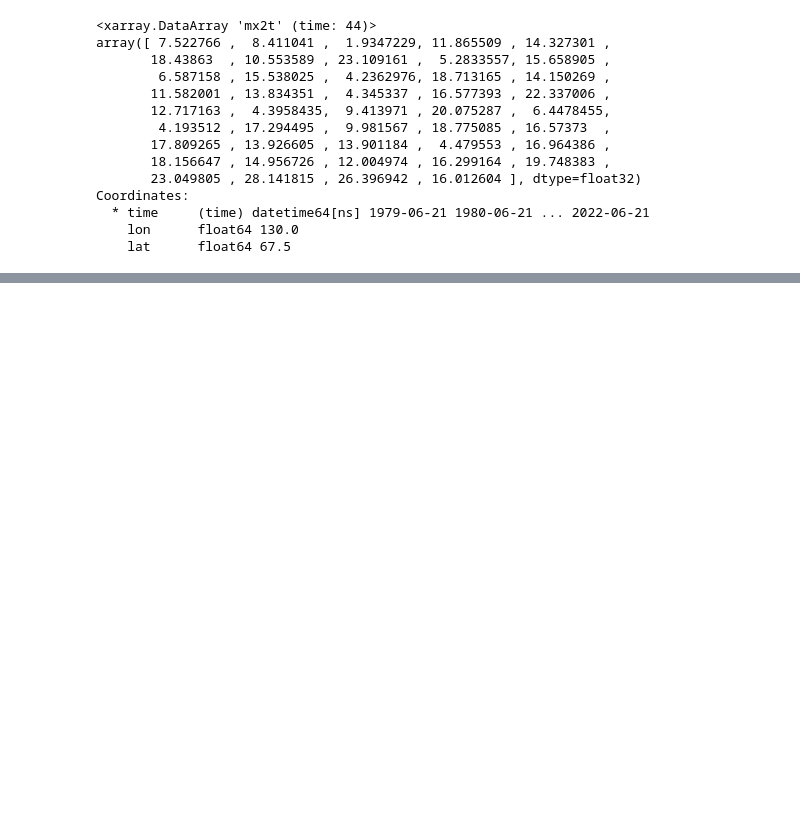
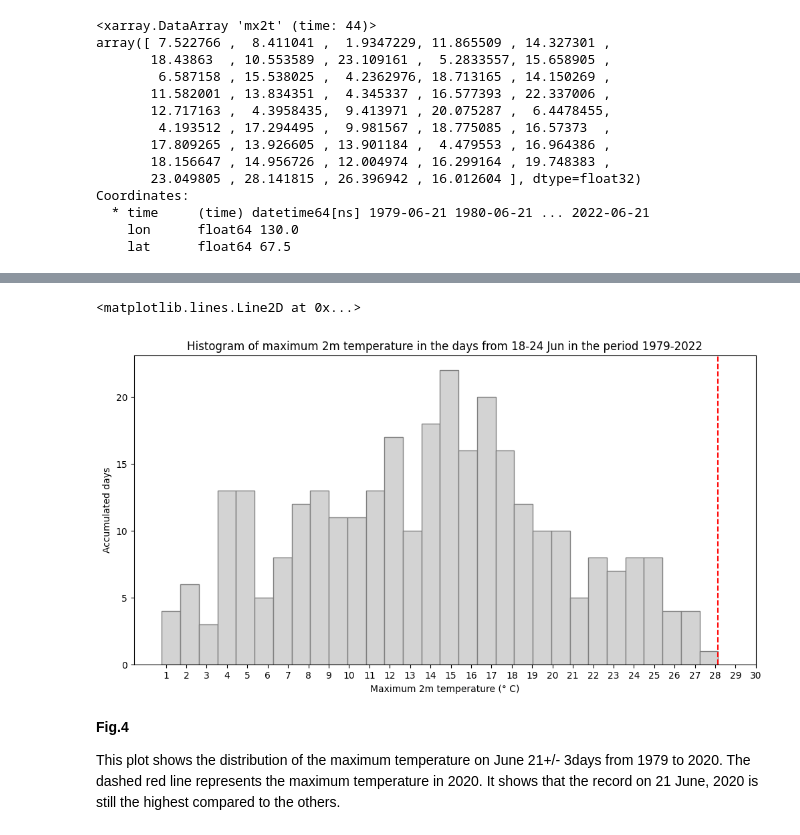
Before and after one commit to xinhe-zhang/heatwave, a Jupyter notebook: HW1.ipynb, the cells around one changed output, grey strips where cells are left out. Saved outputs shown, nothing was run; the diff lists cells and outputs as text; code cells hidden in the pictures; blank space fills up the shorter version.

```diff
--- a/HW1.ipynb
+++ b/HW1.ipynb
@@ -287,0 +291,4 @@ This plot shows the distribution of the maximum temperature on June 21 from 1979
+# %%
+years = np.arange(44) #2022-1979=43 years
+days_in_jun = np.arange(17,24)
+index = np.zeros(308) #44*7
@@ -287,0 +298,6 @@ This plot shows the distribution of the maximum temperature on June 21 from 1979
+# %%
+#calculate the index that marks those days
+for i in years:
+    index[i*7:(i*7)+7] = days_in_jun + (i*30)
+index = index.astype(int)
+print(index)
@@ -287,0 +322,4 @@ This plot shows the distribution of the maximum temperature on June 21 from 1979
+# %%
+#extract the data from those days
+x_7days = mx2t.values[index]
+print(x_7days)
@@ -287,0 +344,15 @@ This plot shows the distribution of the maximum temperature on June 21 from 1979
+# %%
+fig, ax = plt.subplots(1, 1, figsize = (12, 6))
+ax.hist(x_7days, bins = 30, color='lightgrey', ec='grey')
+ax.set_title('Histogram of maximum 2m temperature in the days from 18-24 Jun in the period 1979-2022')
+ax.set_xticks(np.arange(1,31,1))
+ax.set_ylabel('Accumulated days')
+ax.set_xlabel('Maximum 2m temperature (° C)')
+plt.axvline(x = x_2020_max.max(), color = 'red', label = 'axvline - full height', linestyle='--')
+# %% [output]
+<matplotlib.lines.Line2D at 0x...>
+[figure, added]
+# %% [markdown]
+**Fig.4**
+
+This plot shows the distribution of the maximum temperature on June 21+/- 3days from 1979 to 2020. The dashed red line represents the maximum temperature in 2020. It shows that the record on 21 June, 2020 is still the highest compared to the others.
```
Also changed, not shown: parts of 6 cells of this notebook.
